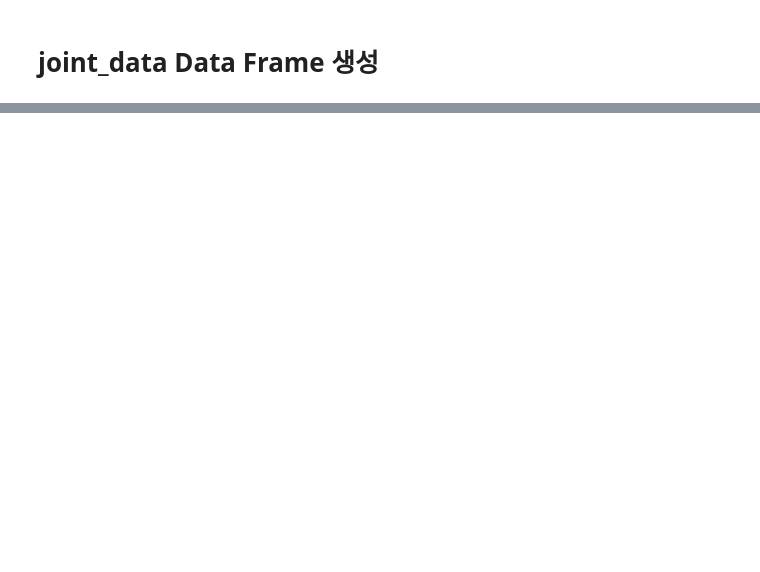
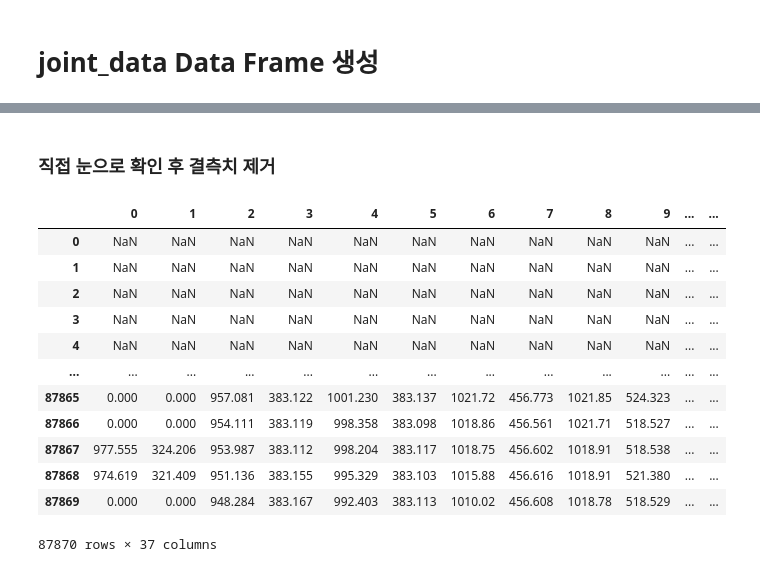
Before and after one commit to gilbertlim/school-cctv-ai, a Jupyter notebook: preprocessing/Preprocessing_Joint_Data_AI.ipynb, the cells around one changed output, grey strips where cells are left out. Saved outputs shown, nothing was run; the diff lists cells and outputs as text; code cells hidden in the pictures; blank space fills up the shorter version.

Commit message:
Add Null data check code

```diff
--- a/preprocessing/Preprocessing_Joint_Data_AI.ipynb
+++ b/preprocessing/Preprocessing_Joint_Data_AI.ipynb
@@ -134,0 +179,21 @@ joint_data
+# %% [markdown]
+### 직접 눈으로 확인 후 결측치 제거
+# %%
+joint_data.drop(joint_data[joint_data['index']=='1-3_002-C05'].index, inplace=True)
+joint_data.drop(joint_data[joint_data['index']=='1-3_005-C09'].index, inplace=True)
+joint_data.reset_index(drop=True, inplace=True)
+joint_data
+# %% [output]
+|  | 0 | 1 | 2 | 3 | 4 | 5 | 6 | 7 | 8 | 9 | ... | ... |
+| 0 | NaN | NaN | NaN | NaN | NaN | NaN | NaN | NaN | NaN | NaN | ... | ... |
+| 1 | NaN | NaN | NaN | NaN | NaN | NaN | NaN | NaN | NaN | NaN | ... | ... |
+| 2 | NaN | NaN | NaN | NaN | NaN | NaN | NaN | NaN | NaN | NaN | ... | ... |
+| 3 | NaN | NaN | NaN | NaN | NaN | NaN | NaN | NaN | NaN | NaN | ... | ... |
+| 4 | NaN | NaN | NaN | NaN | NaN | NaN | NaN | NaN | NaN | NaN | ... | ... |
+| ... | ... | ... | ... | ... | ... | ... | ... | ... | ... | ... | ... | ... |
+| 87865 | 0.000 | 0.000 | 957.081 | 383.122 | 1001.230 | 383.137 | 1021.72 | 456.773 | 1021.85 | 524.323 | ... | ... |
+| 87866 | 0.000 | 0.000 | 954.111 | 383.119 | 998.358 | 383.098 | 1018.86 | 456.561 | 1021.71 | 518.527 | ... | ... |
+| 87867 | 977.555 | 324.206 | 953.987 | 383.112 | 998.204 | 383.117 | 1018.75 | 456.602 | 1018.91 | 518.538 | ... | ... |
+| 87868 | 974.619 | 321.409 | 951.136 | 383.155 | 995.329 | 383.103 | 1015.88 | 456.616 | 1018.91 | 521.380 | ... | ... |
+| 87869 | 0.000 | 0.000 | 948.284 | 383.167 | 992.403 | 383.113 | 1010.02 | 456.608 | 1018.78 | 518.529 | ... | ... |
+87870 rows × 37 columns
```
Also changed, not shown: parts of 16 cells of this notebook.
